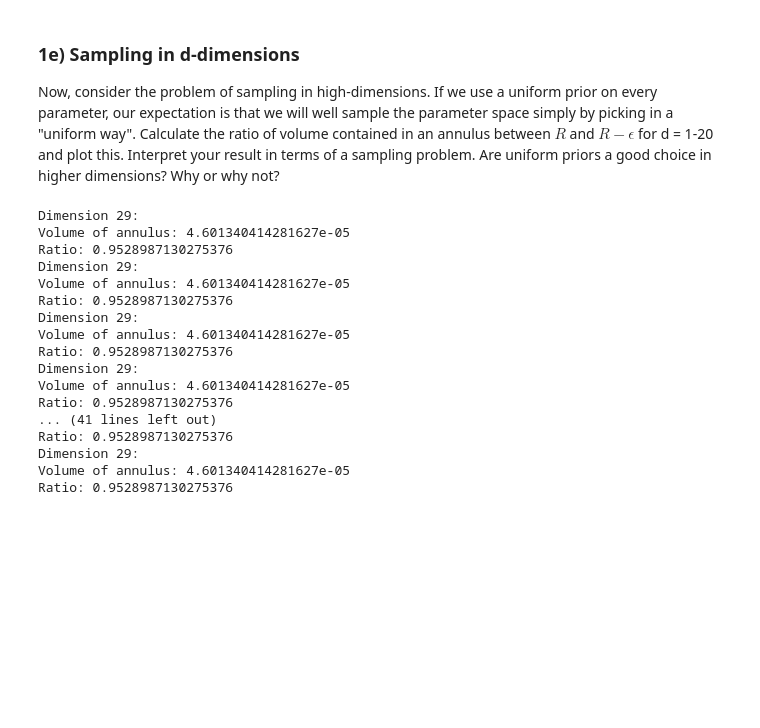
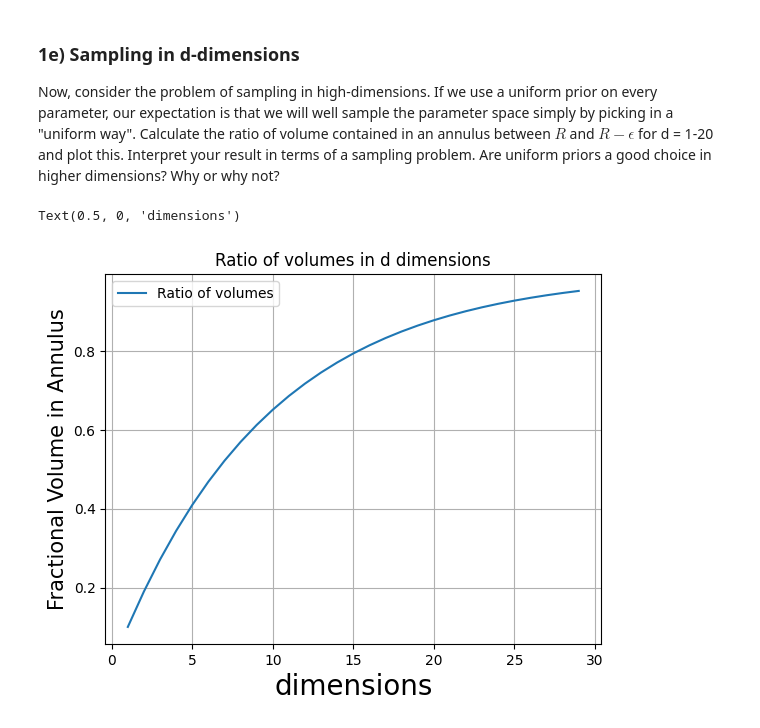
Before and after one commit to patriglesias/Session-23, a Jupyter notebook: Day2/Session_23_priors_problem_1.ipynb, the cells around one changed output. Drawn from its saved outputs; the diff is of its cells as text; code cells hidden in the pictures; blank space fills up the shorter version.

Commit message:
after notebooks

```diff
--- a/Day2/Session_23_priors_problem_1.ipynb
+++ b/Day2/Session_23_priors_problem_1.ipynb
@@ -146,37 +146,24 @@ Ratio: 8.994307879156883e-14
 
 Now, consider the problem of sampling in high-dimensions. If we use a uniform prior on every parameter, our expectation is that we will well sample the parameter space simply by picking in a "uniform way". Calculate the ratio of volume contained in an annulus between $R$ and $R - \epsilon$ for d = 1-20 and plot this. Interpret your result in terms of a sampling problem. Are uniform priors a good choice in higher dimensions? Why or why not?
 # %%
-def volume_anulus(R,e, d):
-    """
-    Compute the volume of a d-dimensional annulus with inner radius R1 and outer radius R2.
-    """
-    return volume_sphere(R, d) - volume_sphere(R-e,d)
+# after some pen and paper math, it becomes clear that this ratio is simply (1-\epsilon)^d
+def ratio(d, epsilon):
+    return (1 - epsilon) ** d
+dimensions = np.arange(1, 30)
 
-volume_anuluss = []
+ratio_list = []
 
-for i in range(1,20):
-    R = 1
-    e = 0.1
-    print(f"Dimension {d}:")
-    print(f"Volume of annulus: {volume_anulus(R, e, d)}")
-    print(f"Ratio: {volume_anulus(R, e, d) / volume_sphere(R, d)}")
+for d in dimensions:
+    ratio_list.append(ratio(d, 0.1))
+plt.figure()
+plt.plot(dimensions, 1-np.array(ratio_list), label='Ratio of volumes')
+plt.title('Ratio of volumes in d dimensions')
+plt.grid(True)
+plt.legend()
 
-    volume_anuluss.append(volume_anulus(R, e, d))
+# you fill
+plt.ylabel('Fractional Volume in Annulus', fontsize = 15)
+plt.xlabel('dimensions', fontsize = 20)
 # %% [output]
-Dimension 29:
-Volume of annulus: 4.601340414281627e-05
-Ratio: 0.9528987130275376
-Dimension 29:
-Volume of annulus: 4.601340414281627e-05
-Ratio: 0.9528987130275376
-Dimension 29:
-Volume of annulus: 4.601340414281627e-05
-Ratio: 0.9528987130275376
-Dimension 29:
-Volume of annulus: 4.601340414281627e-05
-Ratio: 0.9528987130275376
-... (41 lines left out)
-Ratio: 0.9528987130275376
-Dimension 29:
-Volume of annulus: 4.601340414281627e-05
-Ratio: 0.9528987130275376
+Text(0.5, 0, 'dimensions')
+[figure, added]
```
